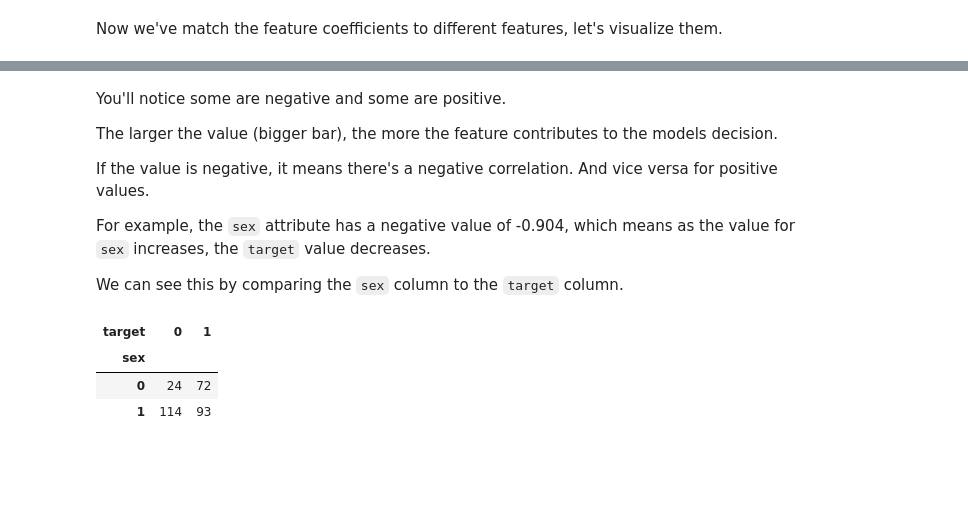
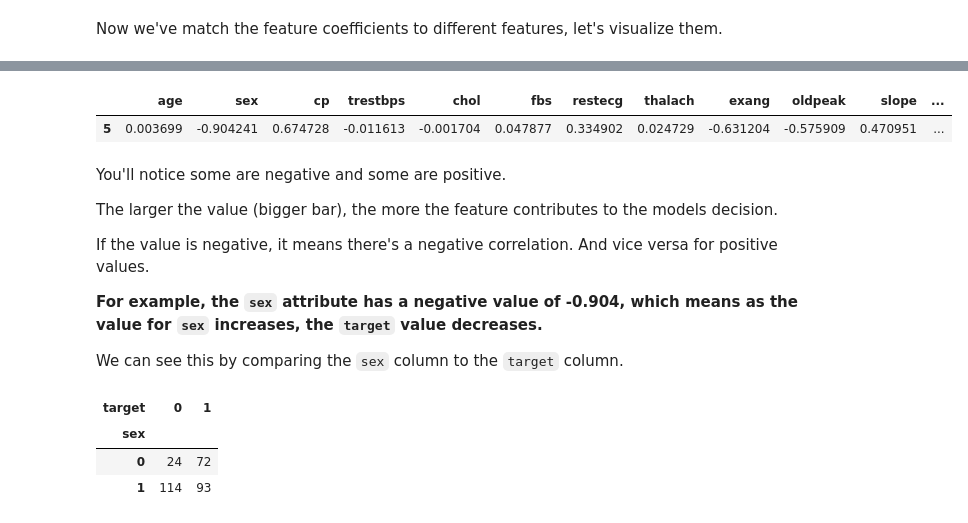
Before and after one commit to ishtiaqahmedz/practice_project_files, a Jupyter notebook: 901 end-to-end-heart-disease-classification.ipynb, the cells around one changed output, grey strips where cells are left out. Drawn from its saved outputs; the diff is of its cells as text; code cells hidden in the pictures; blank space fills up the shorter version.

```diff
--- a/901 end-to-end-heart-disease-classification.ipynb
+++ b/901 end-to-end-heart-disease-classification.ipynb
@@ -1353,3 +1382,8 @@ features_df.T.plot.bar(title="Feature Importance", legend=False);
+# %%
+features_df
+# %% [output]
+|  | age | sex | cp | trestbps | chol | fbs | restecg | thalach | exang | oldpeak | slope | ... |
+| 5 | 0.003699 | -0.904241 | 0.674728 | -0.011613 | -0.001704 | 0.047877 | 0.334902 | 0.024729 | -0.631204 | -0.575909 | 0.470951 | ... |
 # %% [markdown]
 You'll notice some are negative and some are positive.
 
@@ -1357,7 +1391,7 @@ The larger the value (bigger bar), the more the feature contributes to the model
 
 If the value is negative, it means there's a negative correlation. And vice versa for positive values.
 
-For example, the `sex` attribute has a negative value of -0.904, which means as the value for `sex` increases, the `target` value decreases.
+**For example, the `sex` attribute has a negative value of -0.904, which means as the value for `sex` increases, the `target` value decreases.**
 
 We can see this by comparing the `sex` column to the `target` column.
 # %%
```
Also changed, not shown: parts of 17 cells of this notebook, 3 other files.
